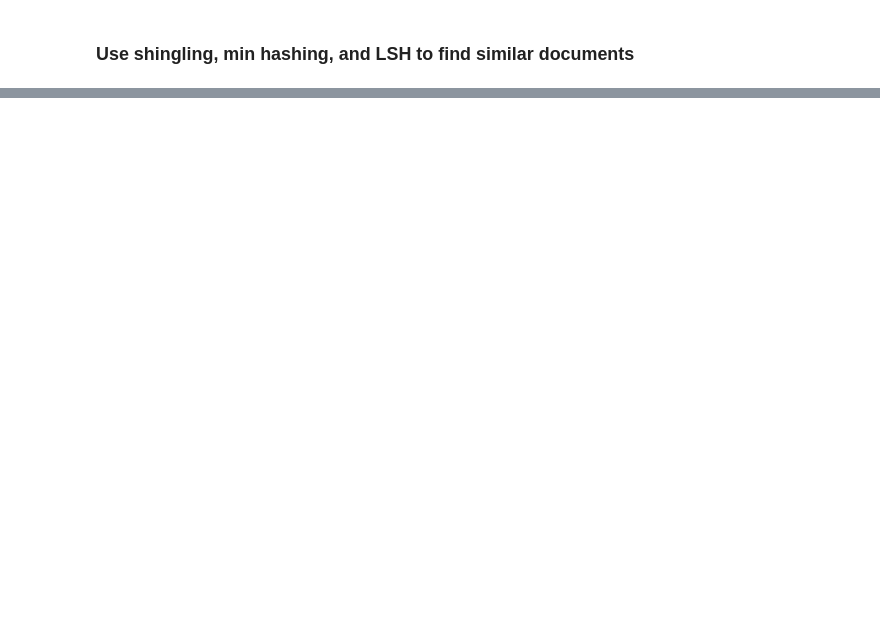
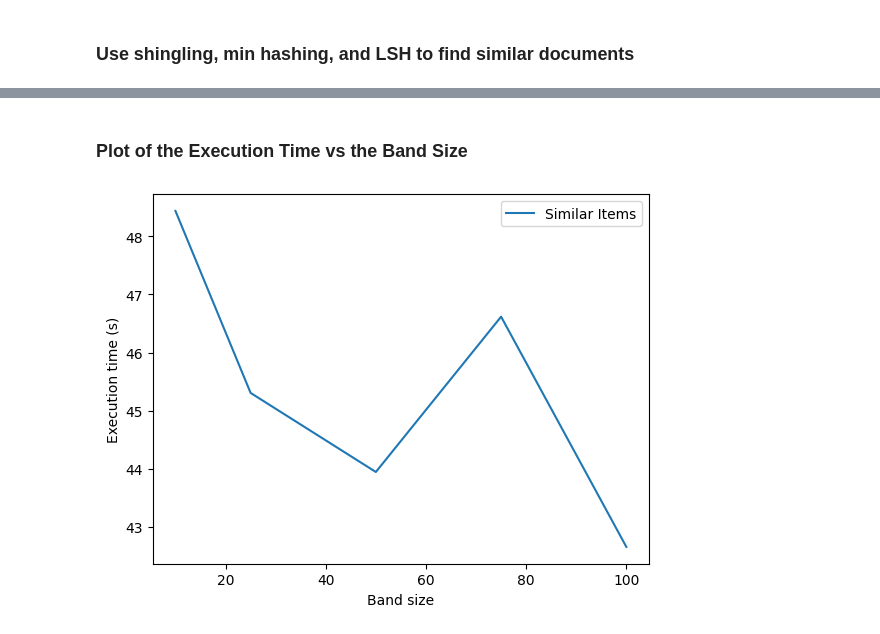
Before and after one commit to eengel7/ID2222_data_mining, a Jupyter notebook: finding_textually_similar_documents/src/report.ipynb, the cells around one changed output, grey strips where cells are left out. Drawn from its saved outputs; the diff is of its cells as text; code cells hidden in the pictures; blank space fills up the shorter version.

```diff
--- a/finding_textually_similar_documents/src/report.ipynb
+++ b/finding_textually_similar_documents/src/report.ipynb
@@ -49,0 +88,20 @@ print(similar_documents)
+# %%
+n_bands = [10, 25, 50, 75, 100]
+sim_threshold = 0.8
+n_documents = 500
+n_similar_docs = []
+durations = []
+
+for n in n_bands:
+    lsh = Lsh(n, sim_threshold)
+    t = time.time()
+    docs = read_dataset('tech_articles.zip', n_documents)
+    preprocessed_docs = preprocessor.preprocess_documents(docs)
+
+    character_matrix = shingling.create_char_matrix(preprocessed_docs)
+    signature = min_hashing.compute_signature_hash(character_matrix)
+    similar_documents = lsh.find_similar(signature)
+    n_similar_docs.append(len(similar_documents))
+
+    elapsed = time.time() - t
+    durations.append(elapsed)
@@ -49,0 +124,10 @@ print(similar_documents)
+# %% [markdown]
+### Plot of the Execution Time vs the Band Size
+# %%
+plt.plot(n_bands, durations, label ='Similar Items')
+plt.ylabel('Execution time (s)')
+plt.xlabel('Band size')
+plt.legend()
+plt.show()
+# %% [output]
+[figure, added]
```
Also changed, not shown: parts of 14 cells of this notebook, 2 other files.
